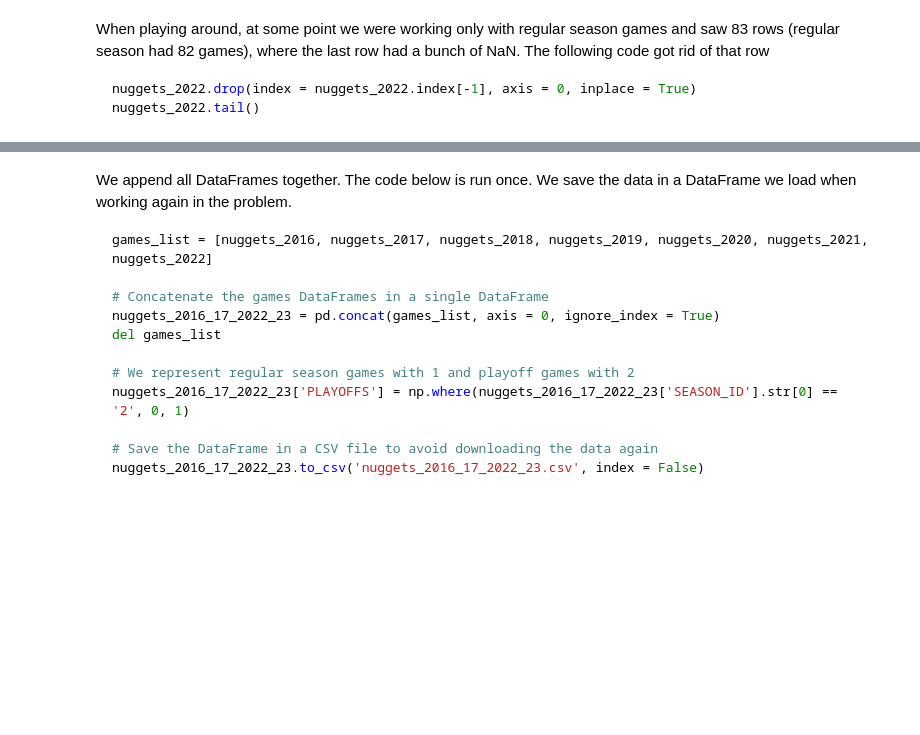
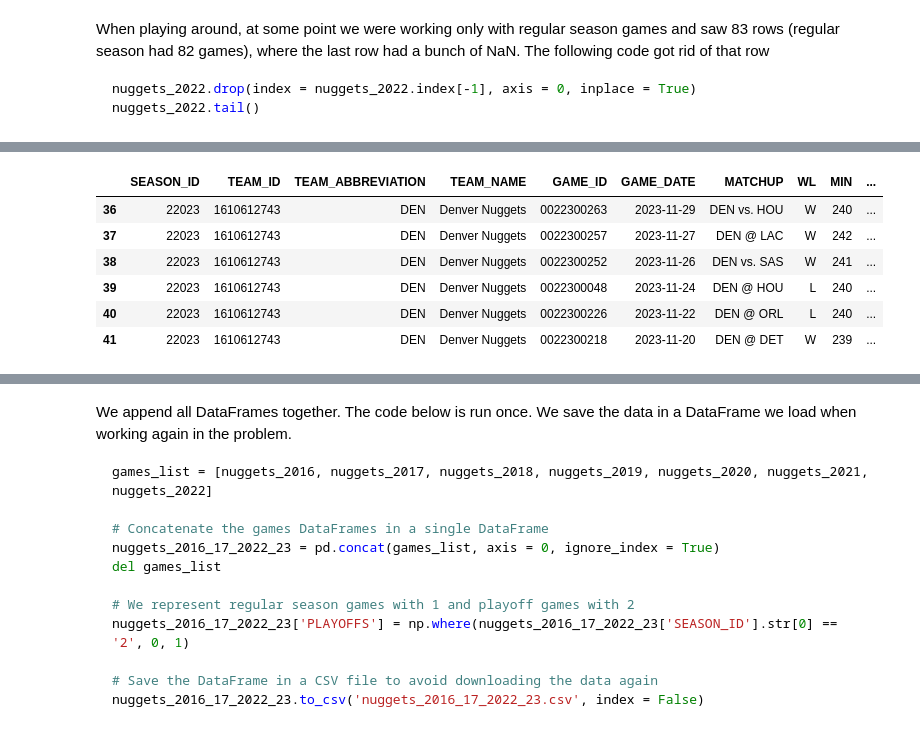
Before and after one commit to jacasta2/nba_analysis, a Jupyter notebook: jokic_murray/etl.ipynb, the cells around one changed output, grey strips where cells are left out. Cells and saved outputs as stored; diff of their text form; code cells hidden in the pictures; blank space fills up the shorter version.

```diff
--- a/jokic_murray/etl.ipynb
+++ b/jokic_murray/etl.ipynb
@@ -473,0 +498,7 @@ nuggets_2022.tail()
+# %%
+nuggets_2023_24 = leaguegamefinder.LeagueGameFinder(
+            team_id_nullable=team_id,
+            season_nullable='2023-24',
+            season_type_nullable="Regular Season",
+        ).get_data_frames()[0]
+nuggets_2023_24.head()
@@ -473,0 +521,10 @@ nuggets_2022.tail()
+# %%
+nuggets_2023_24[nuggets_2023_24['GAME_DATE'].str.contains('2023-11-2')]
+# %% [output]
+|  | SEASON_ID | TEAM_ID | TEAM_ABBREVIATION | TEAM_NAME | GAME_ID | GAME_DATE | MATCHUP | WL | MIN | ... |
+| 36 | 22023 | 1610612743 | DEN | Denver Nuggets | 0022300263 | 2023-11-29 | DEN vs. HOU | W | 240 | ... |
+| 37 | 22023 | 1610612743 | DEN | Denver Nuggets | 0022300257 | 2023-11-27 | DEN @ LAC | W | 242 | ... |
+| 38 | 22023 | 1610612743 | DEN | Denver Nuggets | 0022300252 | 2023-11-26 | DEN vs. SAS | W | 241 | ... |
+| 39 | 22023 | 1610612743 | DEN | Denver Nuggets | 0022300048 | 2023-11-24 | DEN @ HOU | L | 240 | ... |
+| 40 | 22023 | 1610612743 | DEN | Denver Nuggets | 0022300226 | 2023-11-22 | DEN @ ORL | L | 240 | ... |
+| 41 | 22023 | 1610612743 | DEN | Denver Nuggets | 0022300218 | 2023-11-20 | DEN @ DET | W | 239 | ... |
```
Also changed, not shown: parts of 29 cells of this notebook, 9 other files.
